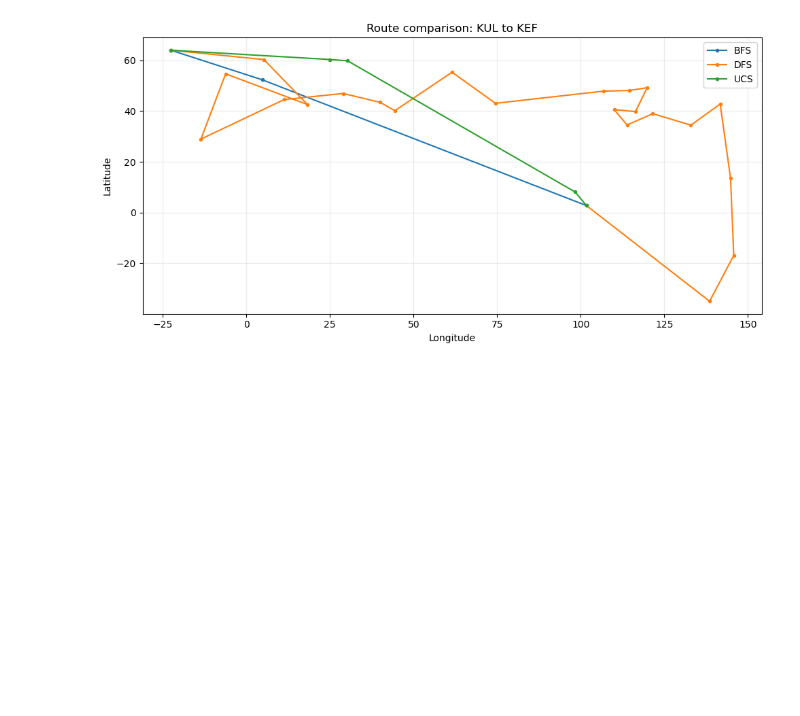
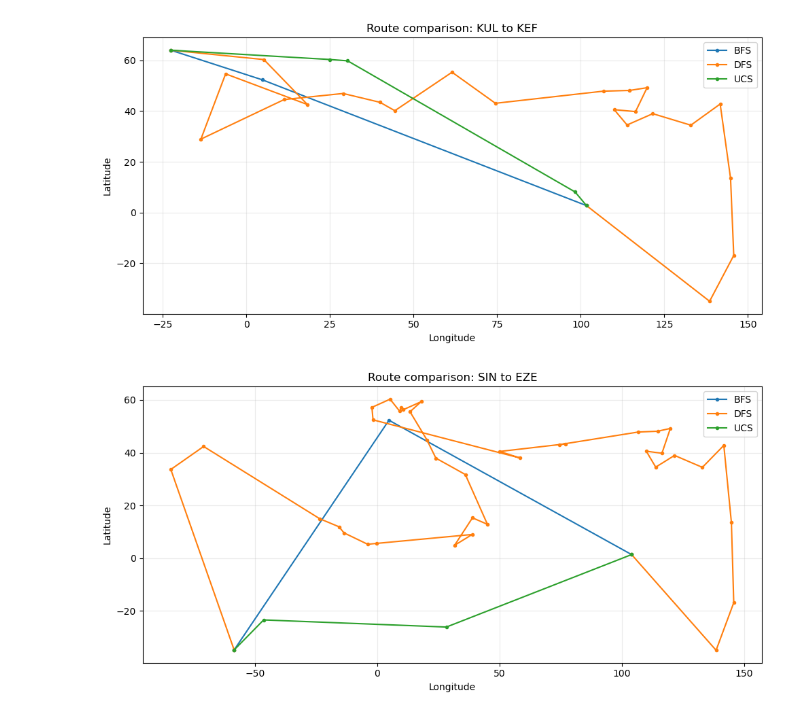
Before and after one commit to kwahsont/UTP-Artificial-Intelligence, a Jupyter notebook: all_experiments/lab1.ipynb, the cells around one changed output. Cells and saved outputs as stored; diff of their text form; code cells hidden in the pictures; blank space fills up the shorter version.

```diff
--- a/all_experiments/lab1.ipynb
+++ b/all_experiments/lab1.ipynb
@@ -110,3 +110,10 @@ print("Saved:", sorted(p.name for p in RESULTS.iterdir()))
 # %% [output]
 Saved: ['metrics.csv', 'route_comparison.png']
 [figure]
+# %%
+q2 = metrics[metrics.query_id == "Q2"]
+paths_q2 = {row.algorithm: row.path.split(" -> ") for row in q2.itertuples()}
+fig_q2, _ = plot_route_paths(paths_q2, coords, title="Route comparison: SIN to EZE")
+fig_q2.savefig(RESULTS / "route_comparison_q2.png", dpi=160, bbox_inches="tight")
+# %% [output]
+[figure, added]
```
Also changed, not shown: parts of 2 cells of this notebook, 1 other file.
